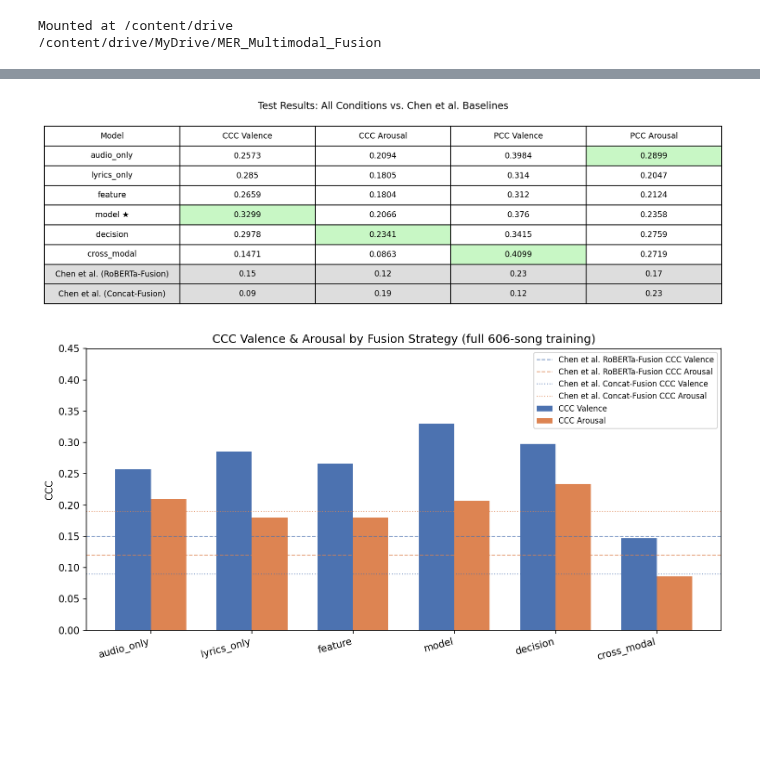
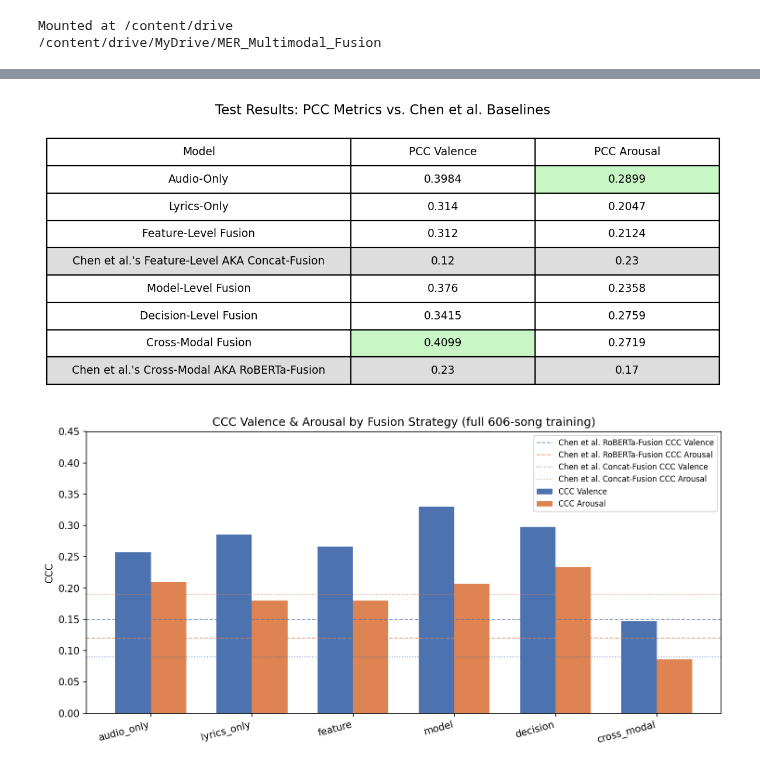
Before and after one commit to irose8000/MER_Multimodal_Fusion, a Jupyter notebook: notebooks/Results_Viz.ipynb, the cells around one changed output, grey strips where cells are left out. Saved outputs shown, nothing was run; the diff lists cells and outputs as text; code cells hidden in the pictures; blank space fills up the shorter version.

Commit message:
update results visualisation for final report

```diff
--- a/notebooks/Results_Viz.ipynb
+++ b/notebooks/Results_Viz.ipynb
@@ -94,12 +94,20 @@ import matplotlib
 matplotlib.rcParams['figure.dpi'] = 150
 
 results = {
-    "Model":        ["audio_only", "lyrics_only", "feature", "model ★", "decision", "cross_modal",
-                     "Chen et al. (RoBERTa-Fusion)", "Chen et al. (Concat-Fusion)"],
-    "CCC Valence":  [0.2573, 0.2850, 0.2659, 0.3299, 0.2978, 0.1471, 0.15, 0.09],
-    "CCC Arousal":  [0.2094, 0.1805, 0.1804, 0.2066, 0.2341, 0.0863, 0.12, 0.19],
-    "PCC Valence":  [0.3984, 0.3140, 0.3120, 0.3760, 0.3415, 0.4099, 0.23, 0.12],
-    "PCC Arousal":  [0.2899, 0.2047, 0.2124, 0.2358, 0.2759, 0.2719, 0.17, 0.23],
+    "Model": [
+        "Audio-Only",
+        "Lyrics-Only",
+        "Feature-Level Fusion",
+        "Chen et al.'s Feature-Level AKA Concat-Fusion",
+        "Model-Level Fusion",
+        "Decision-Level Fusion",
+        "Cross-Modal Fusion",
+        "Chen et al.'s Cross-Modal AKA RoBERTa-Fusion"
+    ],
+    "CCC Valence":  [0.2573, 0.2850, 0.2659, 0.0900, 0.3299, 0.2978, 0.1471, 0.1500],
+    "CCC Arousal":  [0.2094, 0.1805, 0.1804, 0.1900, 0.2066, 0.2341, 0.0863, 0.1200],
+    "PCC Valence":  [0.3984, 0.3140, 0.3120, 0.1200, 0.3760, 0.3415, 0.4099, 0.2300],
+    "PCC Arousal":  [0.2899, 0.2047, 0.2124, 0.2300, 0.2358, 0.2759, 0.2719, 0.1700],
 }
 
 df = pd.DataFrame(results)
@@ -106,32 +144,40 @@ df = pd.DataFrame(results)
 # %%
-# Cell 2: Results table
-fig, ax = plt.subplots(figsize=(11, 3.5))
+# Cell 2 Part 2: PCC Results table
+import matplotlib.pyplot as plt
+
+# Select only the Model column and the PCC metrics
+df_pcc = df[["Model", "PCC Valence", "PCC Arousal"]]
+
+fig, ax = plt.subplots(figsize=(8, 3.5))
 ax.axis("off")
 table = ax.table(
-    cellText=df.values,
-    colLabels=df.columns,
+    cellText=df_pcc.values,
+    colLabels=df_pcc.columns,
     cellLoc="center",
     loc="center",
 )
 table.auto_set_font_size(False)
 table.set_fontsize(9)
 table.scale(1, 1.8)
+table.auto_set_column_width(col=[0])
 
-# Highlight both baseline rows in light grey
-for col in range(len(df.columns)):
-    table[7, col].set_facecolor("#dddddd")  # RoBERTa-Fusion baseline
-    table[8, col].set_facecolor("#dddddd")  # Concat-Fusion baseline
 
-# Highlight best result per column in light green (our models only, rows 1-6)
-for col_idx, col in enumerate(["CCC Valence", "CCC Arousal", "PCC Valence", "PCC Arousal"]):
-    best_row = df[col].iloc[:6].idxmax() + 1  # +1 for header offset
+# Highlight both baseline rows in light grey (Row 4 and Row 8 including header)
+for col in range(len(df_pcc.columns)):
+    table[4, col].set_facecolor("#dddddd")  # Concat-Fusion baseline
+    table[8, col].set_facecolor("#dddddd")  # RoBERTa-Fusion baseline
+
+# Highlight best result per column in light green (our models only)
+our_models = df_pcc[~df_pcc['Model'].str.startswith("Chen et al.")]
+for col_idx, col in enumerate(["PCC Valence", "PCC Arousal"]):
+    best_row = our_models[col].idxmax() + 1  # +1 for header offset
     table[best_row, col_idx + 1].set_facecolor("#c8f7c5")
 
-plt.title("Test Results: All Conditions vs. Chen et al. Baselines", fontsize=11, pad=20)
+plt.title("Test Results: PCC Metrics vs. Chen et al. Baselines", fontsize=11, pad=20)
 plt.tight_layout()
 plt.show()
 # %% [output]
-[figure, old version]
+[figure, new version]
 # %%
 # Cell 3: Bar chart
 conditions = ["audio_only", "lyrics_only", "feature", "model", "decision", "cross_modal"]
```
Also changed, not shown: parts of 1 cell of this notebook.
